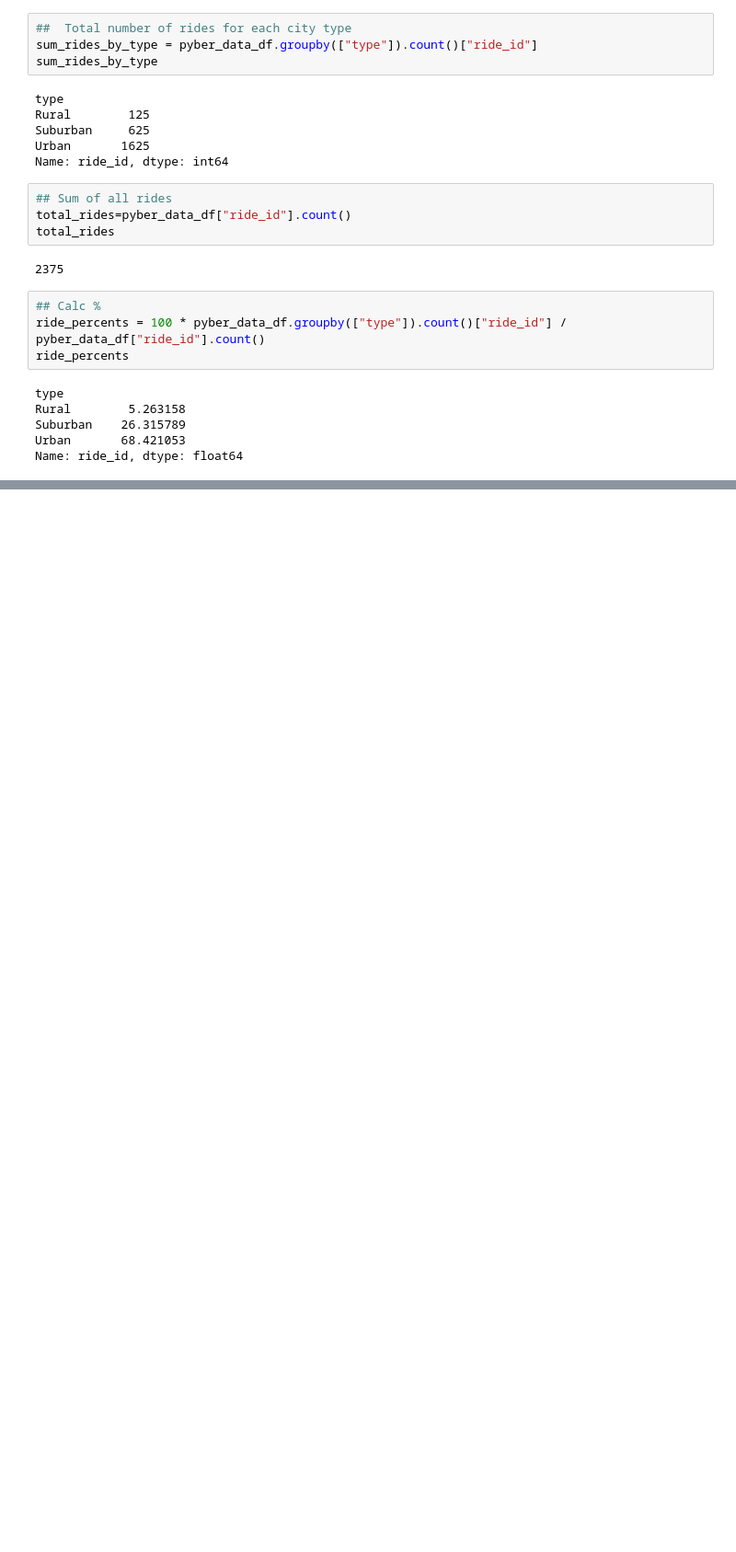
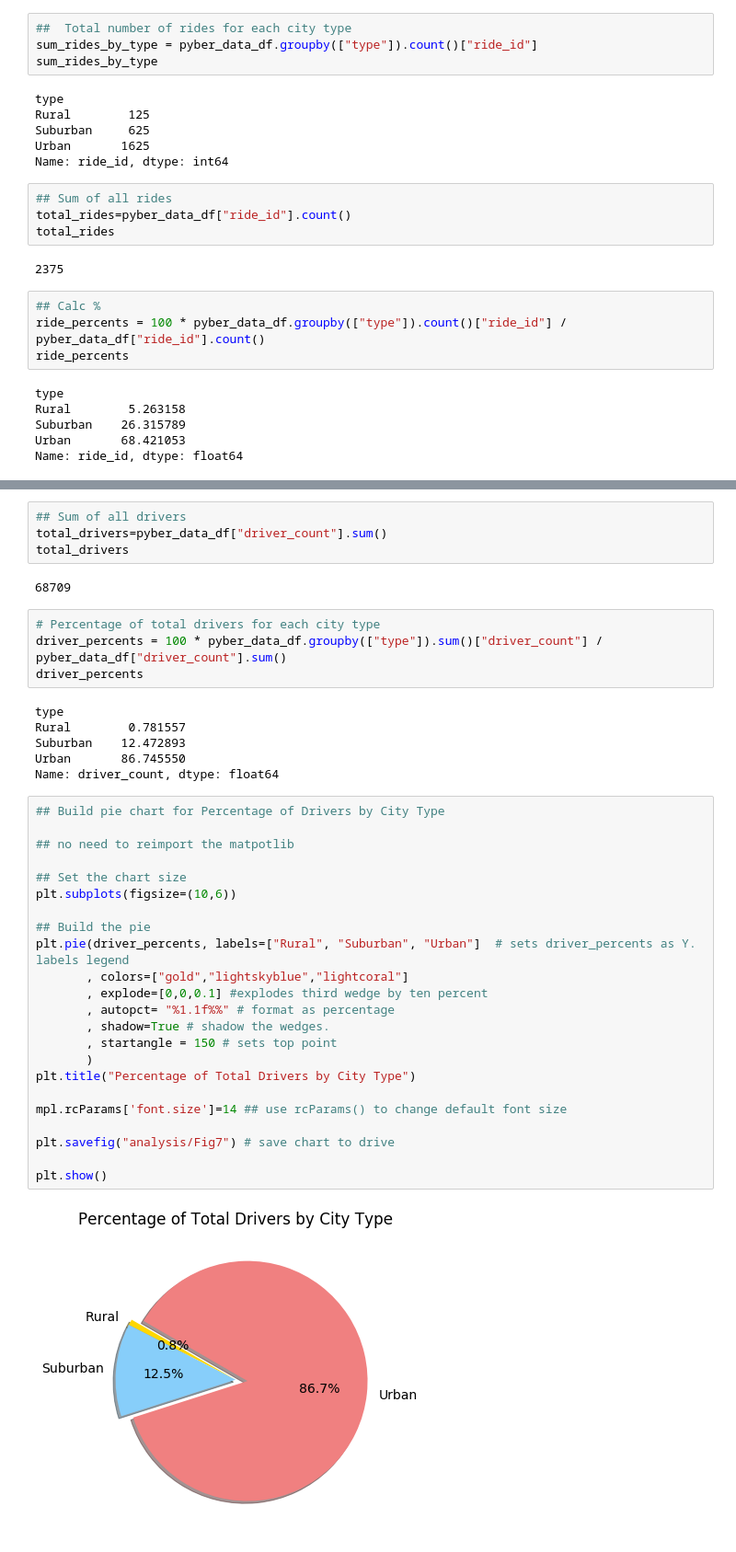
Before and after one commit to MauroBarron/Pyber_Analysis, a Jupyter notebook: Pyber.ipynb, the cells around one changed output, grey strips where cells are left out. Shown at 92% size. Drawn from its saved outputs; the diff is of its cells as text; blank space fills up the shorter version.

```diff
--- a/Pyber.ipynb
+++ b/Pyber.ipynb
@@ -1075,0 +1113,41 @@ plt.show()
+# %%
+## Sum of all drivers
+total_drivers=pyber_data_df["driver_count"].sum()
+total_drivers
+# %% [output]
+68709
+# %%
+# Percentage of total drivers for each city type
+driver_percents = 100 * pyber_data_df.groupby(["type"]).sum()["driver_count"] / pyber_data_df["driver_count"].sum()
+driver_percents
+# %% [output]
+type
+Rural        0.781557
+Suburban    12.472893
+Urban       86.745550
+Name: driver_count, dtype: float64
+# %%
+## Build pie chart for Percentage of Drivers by City Type
+
+## no need to reimport the matpotlib
+
+## Set the chart size
+plt.subplots(figsize=(10,6))
+
+## Build the pie
+plt.pie(driver_percents, labels=["Rural", "Suburban", "Urban"]  # sets driver_percents as Y. labels legend
+       , colors=["gold","lightskyblue","lightcoral"]
+       , explode=[0,0,0.1] #explodes third wedge by ten percent
+       , autopct= "%1.1f%%" # format as percentage
+       , shadow=True # shadow the wedges.
+       , startangle = 150 # sets top point
+       )
+plt.title("Percentage of Total Drivers by City Type")
+
+mpl.rcParams['font.size']=14 ## use rcParams() to change default font size
+
+plt.savefig("analysis/Fig7") # save chart to drive
+
+plt.show()
+# %% [output]
+[figure, added]
```
Also changed, not shown: parts of 4 cells of this notebook, 2 other files.
